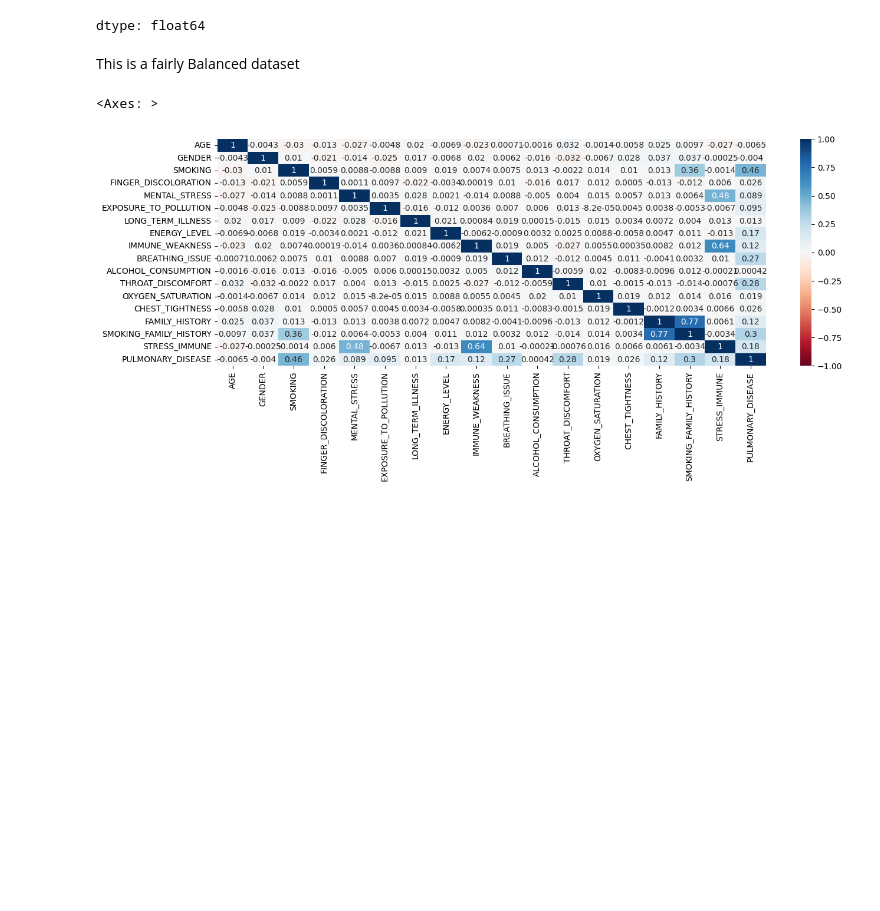
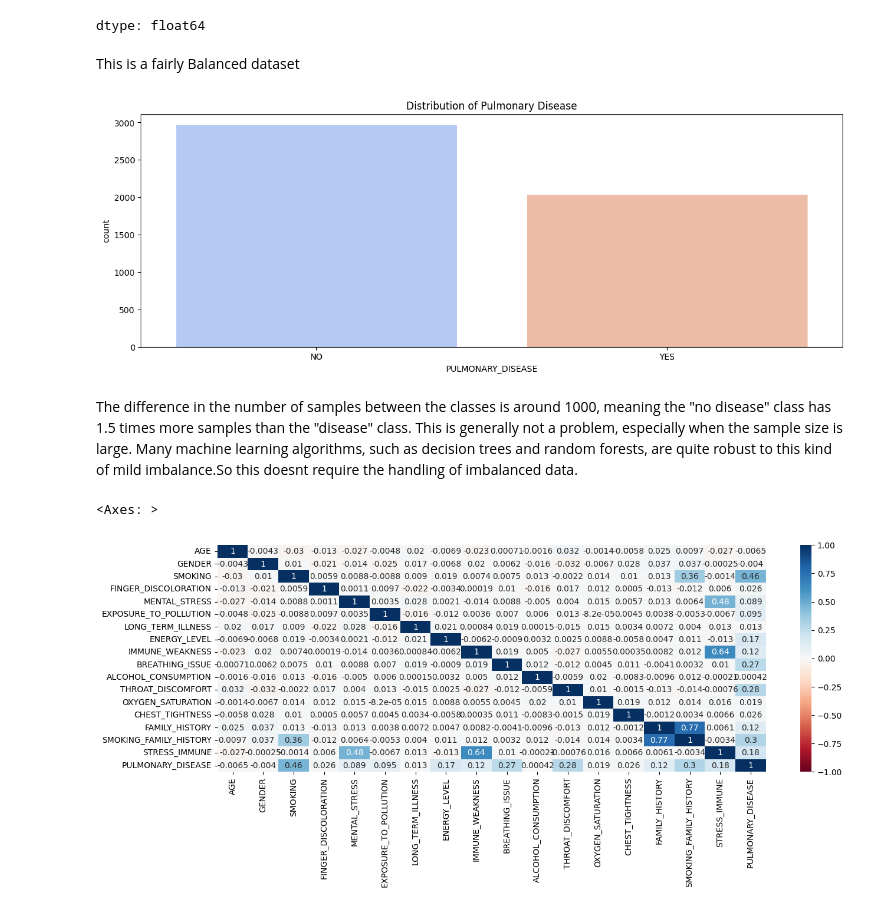
Before and after one commit to chieri7/Machine-Learning-Final-Code, a Jupyter notebook: Machine_Learning_Final_Code.ipynb, the cells around one changed output. Saved outputs shown, nothing was run; the diff lists cells and outputs as text; code cells hidden in the pictures; blank space fills up the shorter version.

```diff
--- a/Machine_Learning_Final_Code.ipynb
+++ b/Machine_Learning_Final_Code.ipynb
@@ -106,6 +106,15 @@ df['PULMONARY_DISEASE'].value_counts(normalize= True)
 dtype: float64
 # %% [markdown]
 This is a fairly Balanced dataset
+# %%
+plt.figure(figsize=(15, 5))
+sns.countplot(x=df['PULMONARY_DISEASE'], palette="coolwarm")
+plt.title("Distribution of Pulmonary Disease")
+plt.show()
+# %% [output]
+[figure, added]
+# %% [markdown]
+The difference in the number of samples between the classes is around 1000, meaning the "no disease" class has 1.5 times more samples than the "disease" class. This is generally not a problem, especially when the sample size is large. Many machine learning algorithms, such as decision trees and random forests, are quite robust to this kind of mild imbalance.So this doesnt require the handling of imbalanced data.
 # %%
 v = df.copy()
 v['PULMONARY_DISEASE'] = pd.get_dummies(v['PULMONARY_DISEASE'],dtype=int,drop_first=True)
```
Also changed, not shown: parts of 12 cells of this notebook.
